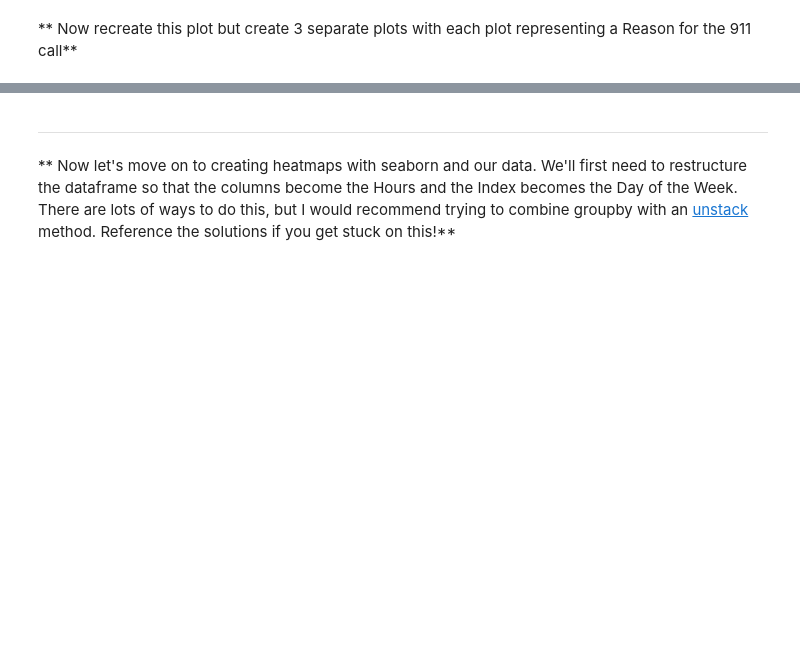
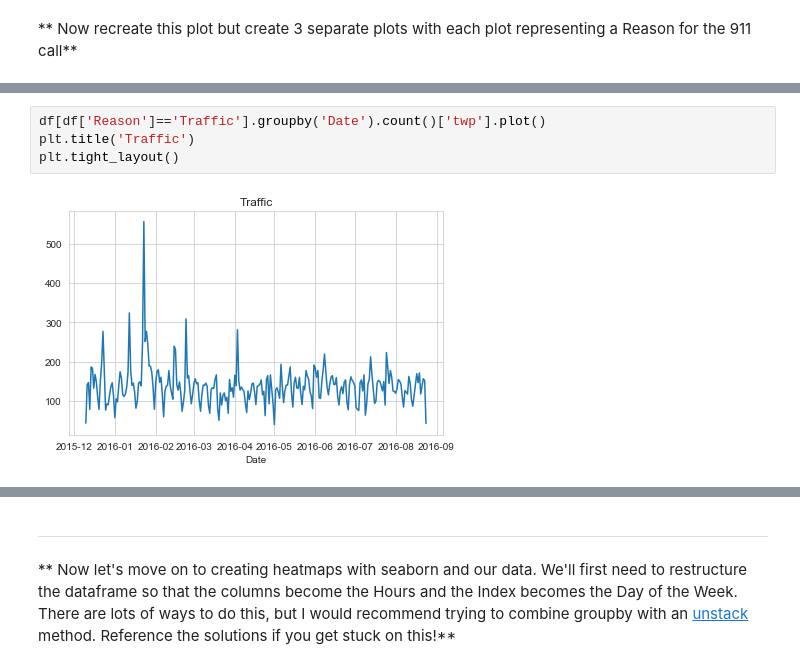
Before and after one commit to aalsudairi/Python-First-Project, a Jupyter notebook: Project.ipynb, the cells around one changed output, grey strips where cells are left out. Drawn from its saved outputs; the diff is of its cells as text; blank space fills up the shorter version.

```diff
--- a/Project.ipynb
+++ b/Project.ipynb
@@ -208,0 +209,6 @@ _____
+# %%
+df[df['Reason']=='Traffic'].groupby('Date').count()['twp'].plot()
+plt.title('Traffic')
+plt.tight_layout()
+# %% [output]
+[figure, added]
```
Also changed, not shown: parts of 27 cells of this notebook.
